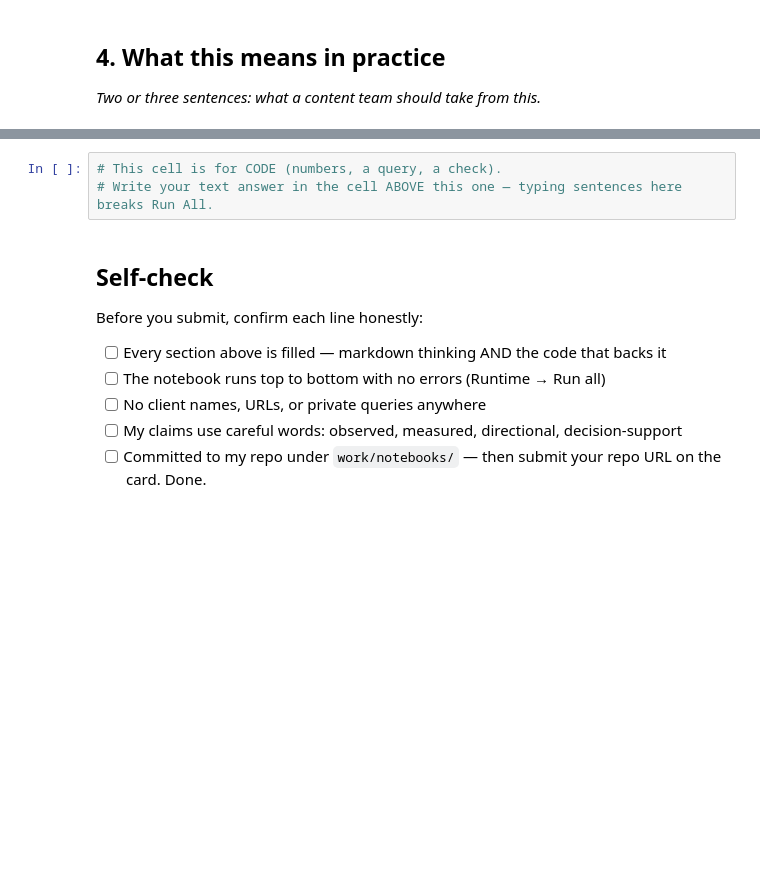
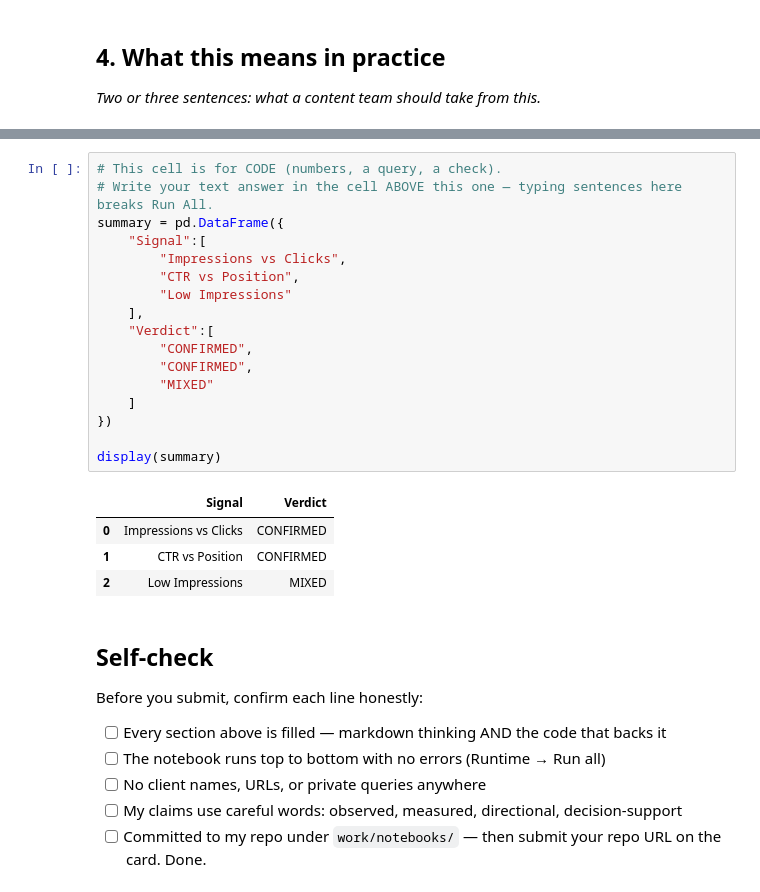
Before and after one commit to kaifahmad236/flyrank-ml-internship, a Jupyter notebook: work/notebooks/w04_signal_audit.ipynb, the cells around one changed output, grey strips where cells are left out. Drawn from its saved outputs; the diff is of its cells as text; blank space fills up the shorter version.

```diff
--- a/work/notebooks/w04_signal_audit.ipynb
+++ b/work/notebooks/w04_signal_audit.ipynb
@@ -34,6 +198,25 @@ This skeleton is yours to fill. Work the sections **in order** — each one has
 # %%
 # This cell is for CODE (numbers, a query, a check).
 # Write your text answer in the cell ABOVE this one — typing sentences here breaks Run All.
+summary = pd.DataFrame({
+    "Signal":[
+        "Impressions vs Clicks",
+        "CTR vs Position",
+        "Low Impressions"
+    ],
+    "Verdict":[
+        "CONFIRMED",
+        "CONFIRMED",
+        "MIXED"
+    ]
+})
+
+display(summary)
+# %% [output]
+|  | Signal | Verdict |
+| 0 | Impressions vs Clicks | CONFIRMED |
+| 1 | CTR vs Position | CONFIRMED |
+| 2 | Low Impressions | MIXED |
 # %% [markdown]
 ## Self-check
 
```
Also changed, not shown: parts of 11 cells of this notebook.
